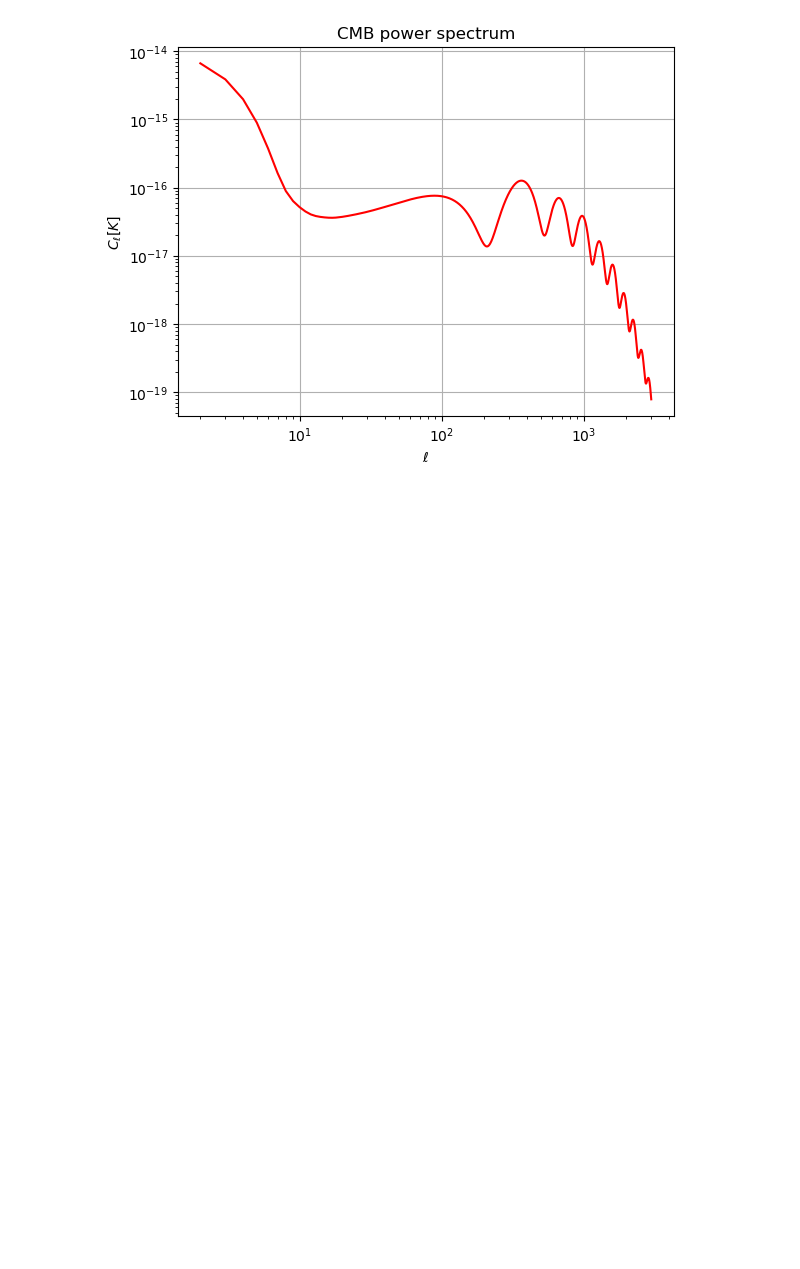
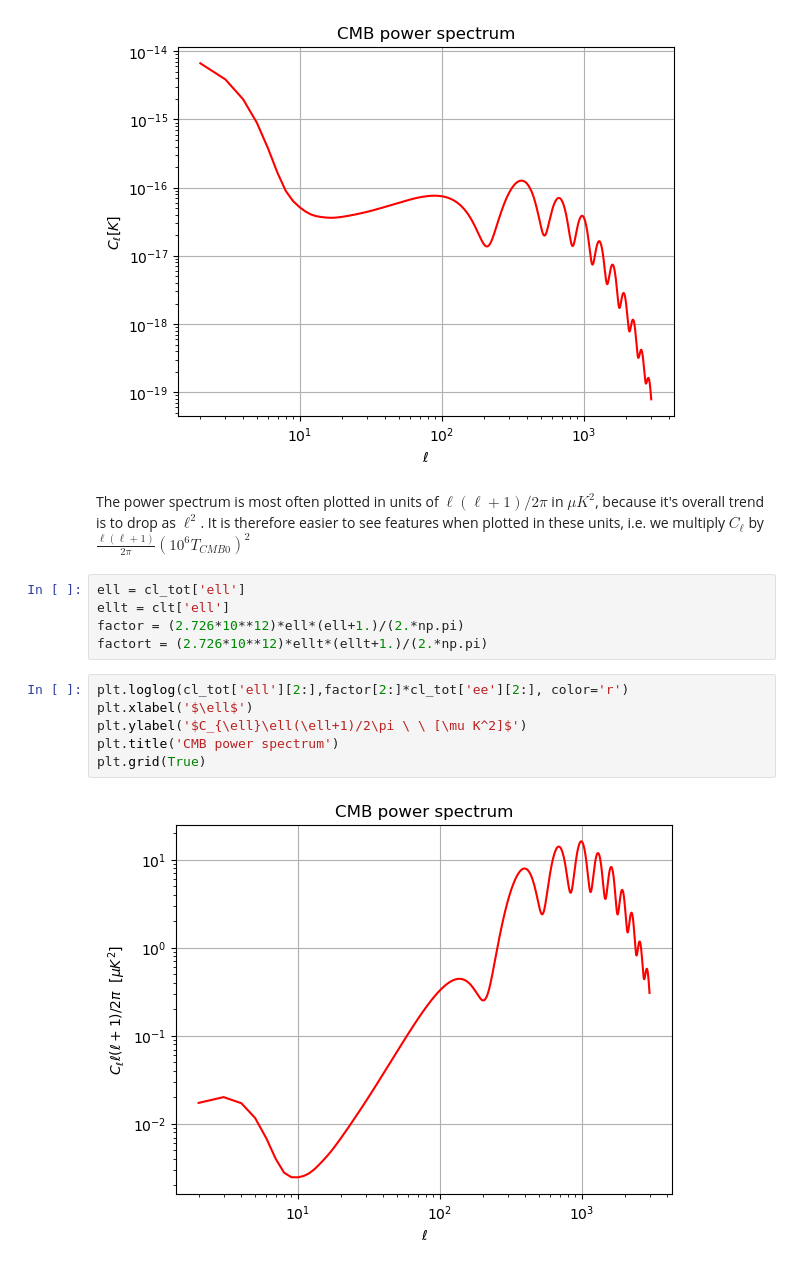
Before and after one commit to farocrown/Simreg, a Jupyter notebook: cl_cmb_try1.ipynb, the cells around one changed output. Saved outputs shown, nothing was run; the diff lists cells and outputs as text; blank space fills up the shorter version.

```diff
--- a/cl_cmb_try1.ipynb
+++ b/cl_cmb_try1.ipynb
@@ -48,3 +49,18 @@ plt.title('CMB power spectrum')
 plt.grid(True)
 # %% [output]
 [figure]
+# %% [markdown]
+The power spectrum is most often plotted in units of $\ell(\ell+1)/2\pi$ in $\mu K^2$, because it's overall trend is to drop as $\ell^2$. It is therefore easier to see features when plotted in these units, i.e. we multiply $C_{\ell}$ by $\frac{\ell(\ell+1)}{2\pi}(10^6T_{CMB0})^2$
+# %%
+ell = cl_tot['ell']
+ellt = clt['ell']
+factor = (2.726*10**12)*ell*(ell+1.)/(2.*np.pi)
+factort = (2.726*10**12)*ellt*(ellt+1.)/(2.*np.pi)
+# %%
+plt.loglog(cl_tot['ell'][2:],factor[2:]*cl_tot['ee'][2:], color='r')
+plt.xlabel('$\ell$')
+plt.ylabel('$C_{\ell}\ell(\ell+1)/2\pi \ \ [\mu K^2]$')
+plt.title('CMB power spectrum')
+plt.grid(True)
+# %% [output]
+[figure, added]
```
Also changed, not shown: parts of 1 cell of this notebook.
